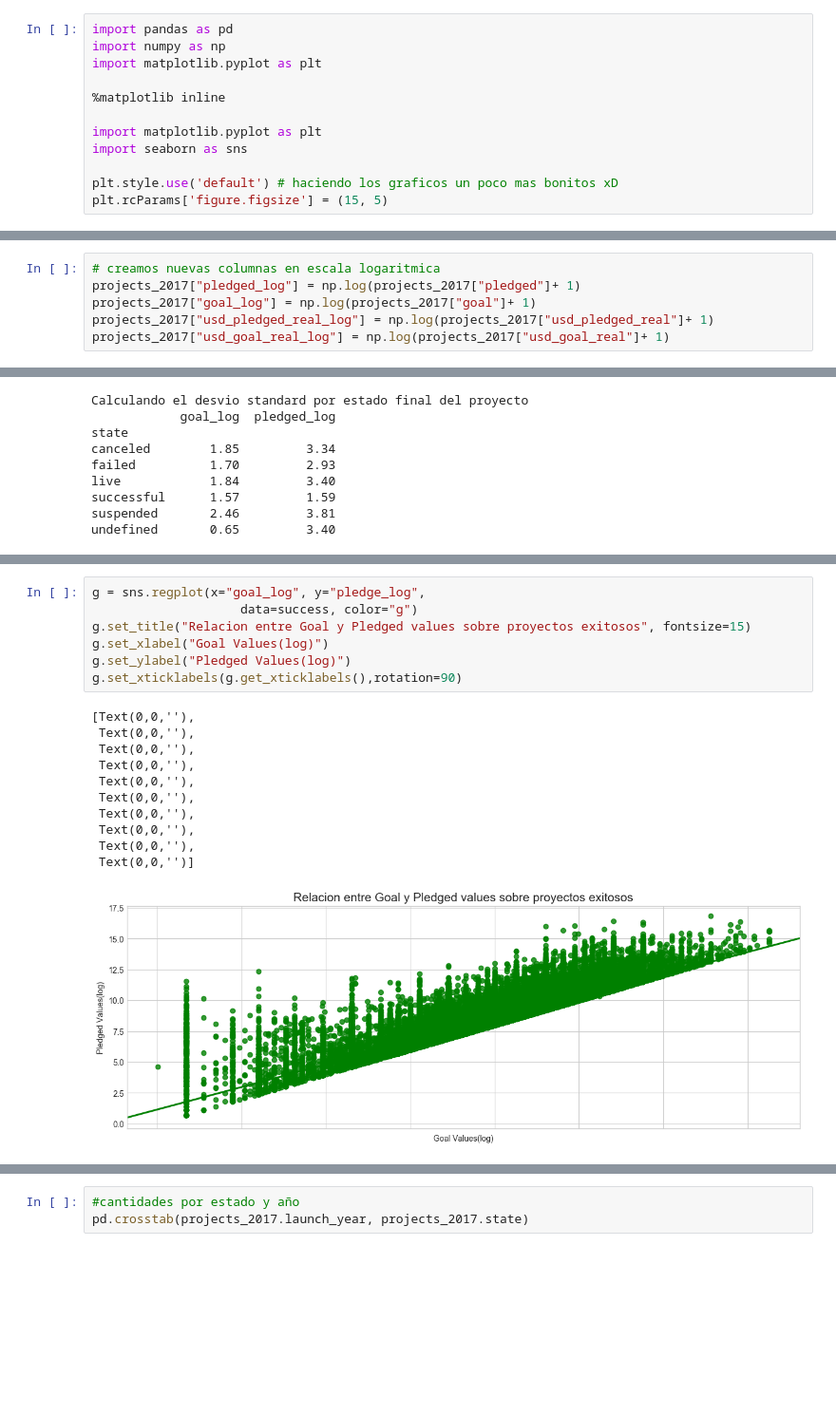
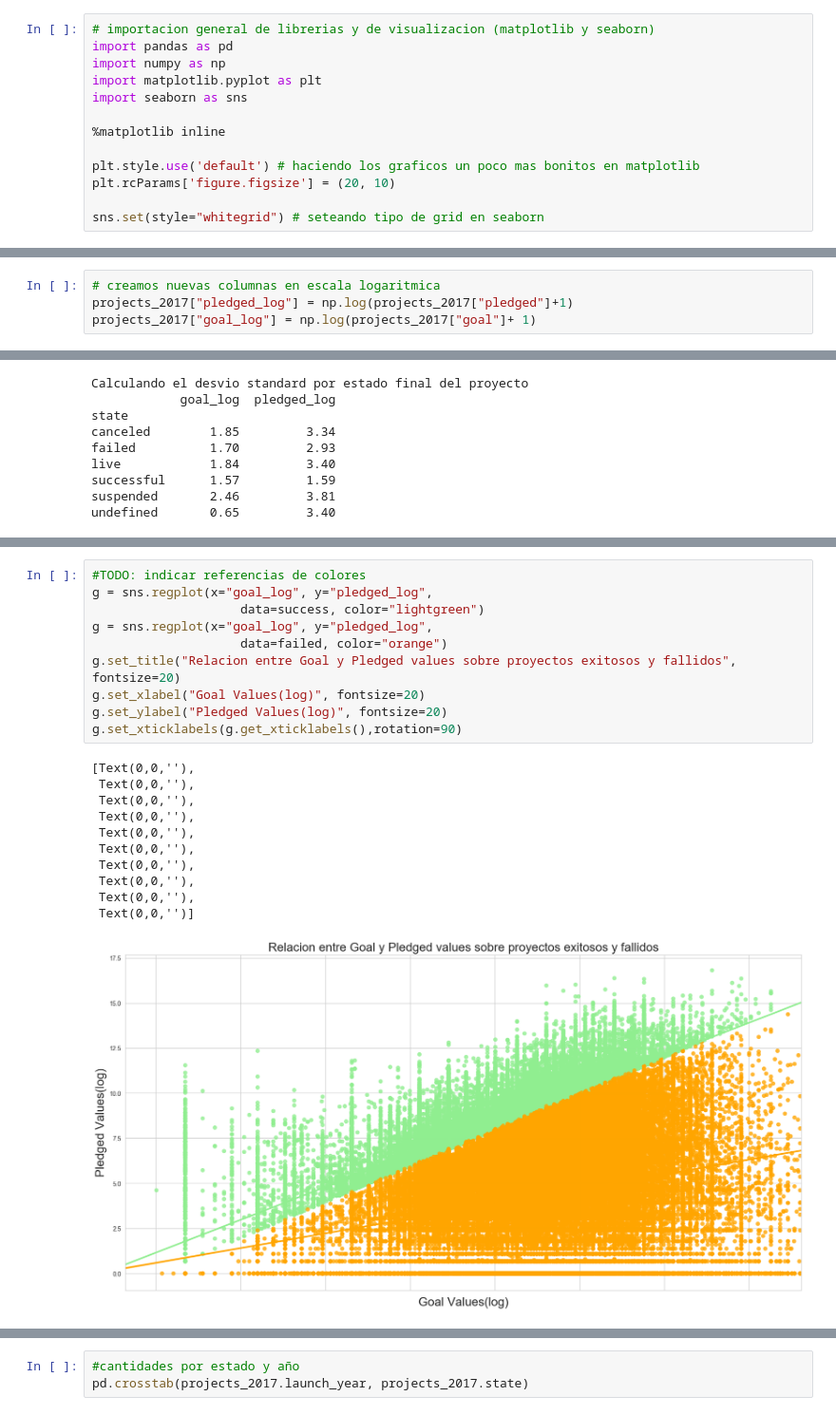
Before and after one commit to idontdomath/datos-exploratory-data-analysis, a Jupyter notebook: 2018-class02/01-kickstarter-projects.ipynb, the cells around one changed output, grey strips where cells are left out. Shown at 95% size. Saved outputs shown, nothing was run; the diff lists cells and outputs as text; blank space fills up the shorter version.

Commit message:
Final version of Kickstarter Data Analysis Adding Notebook for simple examples of join.

```diff
--- a/2018-class02/01-kickstarter-projects.ipynb
+++ b/2018-class02/01-kickstarter-projects.ipynb
@@ -40,13 +40,14 @@ En general realizaremos el análisis del mismo sobre uno o varios Dataframes.
 - Concatenacion y Join (Merge) de data frames.
 # %%
+# importacion general de librerias y de visualizacion (matplotlib y seaborn)
 import pandas as pd
 import numpy as np
 import matplotlib.pyplot as plt
+import seaborn as sns
 
 %matplotlib inline
 
-import matplotlib.pyplot as plt
-import seaborn as sns
+plt.style.use('default') # haciendo los graficos un poco mas bonitos en matplotlib
+plt.rcParams['figure.figsize'] = (20, 10)
 
-plt.style.use('default') # haciendo los graficos un poco mas bonitos xD
-plt.rcParams['figure.figsize'] = (15, 5)
+sns.set(style="whitegrid") # seteando tipo de grid en seaborn
@@ -173,6 +256,4 @@ projects_2017.describe()
 # %%
 # creamos nuevas columnas en escala logaritmica
-projects_2017["pledged_log"] = np.log(projects_2017["pledged"]+ 1)
+projects_2017["pledged_log"] = np.log(projects_2017["pledged"]+1)
 projects_2017["goal_log"] = np.log(projects_2017["goal"]+ 1)
-projects_2017["usd_pledged_real_log"] = np.log(projects_2017["usd_pledged_real"]+ 1)
-projects_2017["usd_goal_real_log"] = np.log(projects_2017["usd_goal_real"]+ 1)
@@ -265,19 +402,22 @@ sns.boxplot(x="state", y="pledged_log",
 # %%
-g = sns.regplot(x="goal_log", y="pledge_log",
-                    data=success, color="g")
-g.set_title("Relacion entre Goal y Pledged values sobre proyectos exitosos", fontsize=15)
-g.set_xlabel("Goal Values(log)")
-g.set_ylabel("Pledged Values(log)")
+#TODO: indicar referencias de colores
+g = sns.regplot(x="goal_log", y="pledged_log",
+                    data=success, color="lightgreen")
+g = sns.regplot(x="goal_log", y="pledged_log",
+                    data=failed, color="orange")
+g.set_title("Relacion entre Goal y Pledged values sobre proyectos exitosos y fallidos", fontsize=20)
+g.set_xlabel("Goal Values(log)", fontsize=20)
+g.set_ylabel("Pledged Values(log)", fontsize=20)
 g.set_xticklabels(g.get_xticklabels(),rotation=90)
 # %% [output]
 [Text(0,0,''),
  Text(0,0,''),
  Text(0,0,''),
  Text(0,0,''),
  Text(0,0,''),
  Text(0,0,''),
  Text(0,0,''),
  Text(0,0,''),
  Text(0,0,''),
  Text(0,0,'')]
-[figure, old version]
+[figure, new version]
```
Also changed, not shown: parts of 97 cells of this notebook, 1 other file.
